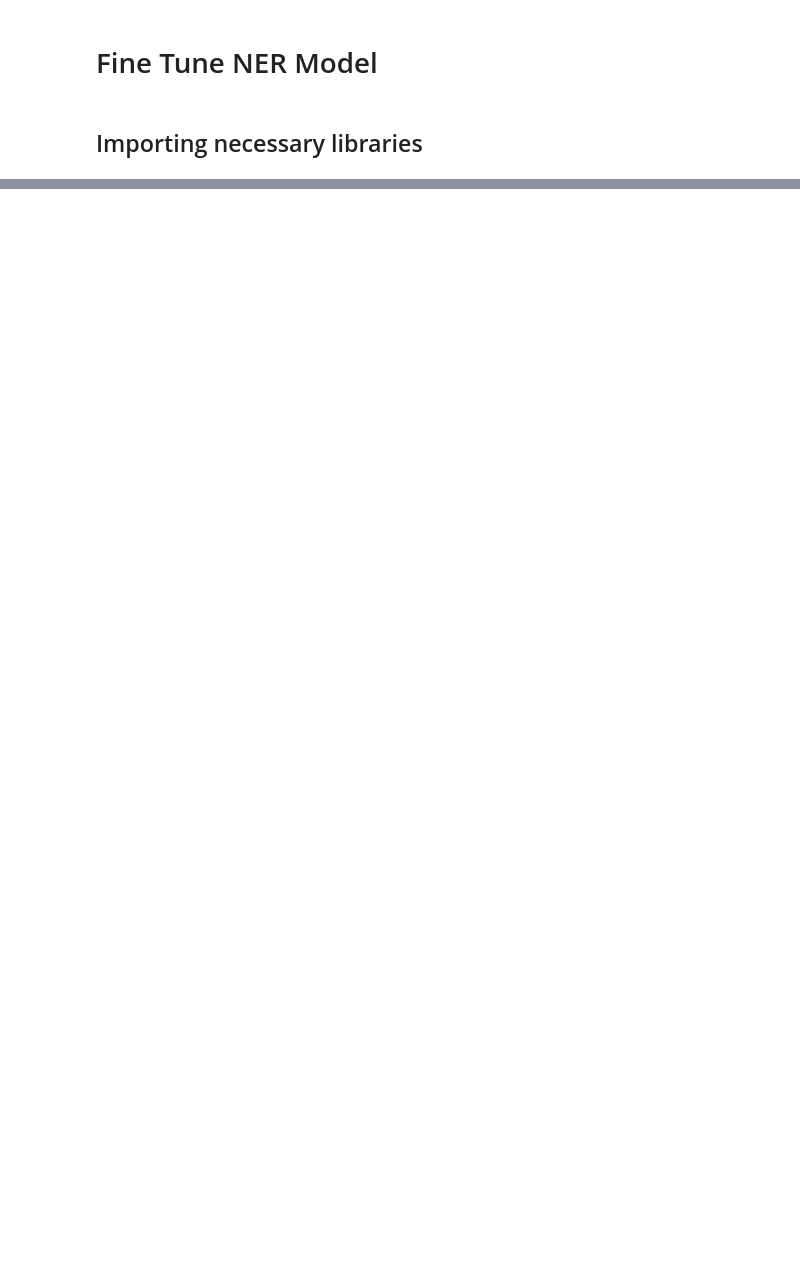
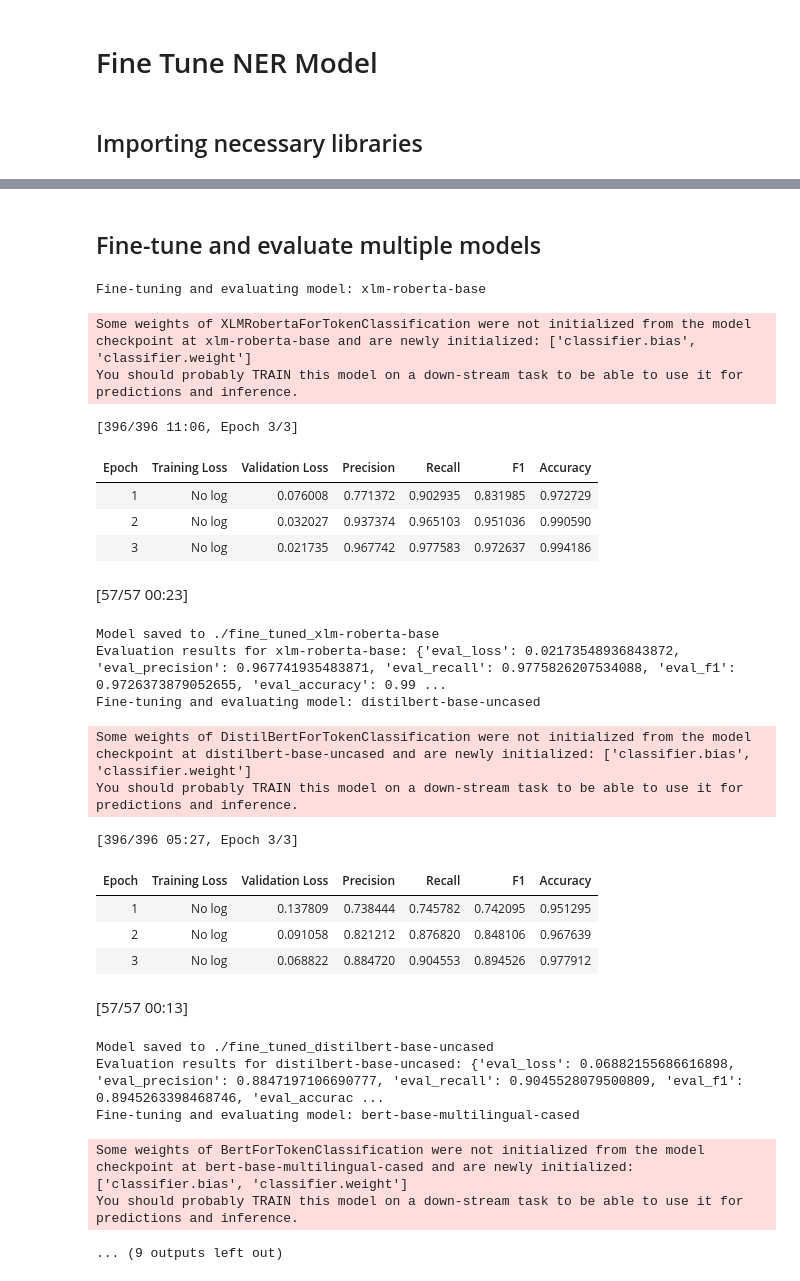
Before and after one commit to Martha3001/amharic-e-commerce-data-extractor-week4, a Jupyter notebook: notebooks/model.ipynb, the cells around one changed output, grey strips where cells are left out. Cells and saved outputs as stored; diff of their text form; code cells hidden in the pictures; blank space fills up the shorter version.

```diff
--- a/notebooks/model.ipynb
+++ b/notebooks/model.ipynb
@@ -271,0 +244,65 @@ Model saved to ./fine_tuned_amharic_ner_model
+# %% [markdown]
+## Fine-tune and evaluate multiple models
+# %%
+# Define the list of models to compare
+model_names = [
+    "xlm-roberta-base",
+    "distilbert-base-uncased",
+    "bert-base-multilingual-cased",
+    "Davlan/afro-xlmr-mini"
+]
+
+# Label names from the raw dataset for use in the function
+ner_feature = raw_datasets["train"].features["ner_tags"][0]
+label_names = ner_feature.names
+
+# Dictionary to store evaluation results
+evaluation_results_dict = {}
+
+for model_name in model_names:
+    print(f"Fine-tuning and evaluating model: {model_name}")
+    try:
+        # Load the tokenizer for the current model
+        tokenizer = AutoTokenizer.from_pretrained(model_name)
+
+        # Fine-tune and evaluate the model using the modular function
+        trained_model, eval_results = finetune_ner_model(model_name, tokenizer, raw_datasets, label_names)
+
+        # Store the evaluation results
+        evaluation_results_dict[model_name] = eval_results
+        print(f"Evaluation results for {model_name}: {eval_results}")
+
+    except Exception as e:
+        print(f"An error occurred while processing {model_name}: {e}")
+        evaluation_results_dict[model_name] = {"error": str(e)}
+
+# Print the final evaluation results dictionary
+print("\n--- Final Evaluation Results ---")
+print(evaluation_results_dict)
+# %% [output]
+Fine-tuning and evaluating model: xlm-roberta-base
+Some weights of XLMRobertaForTokenClassification were not initialized from the model checkpoint at xlm-roberta-base and are newly initialized: ['classifier.bias', 'classifier.weight']
+You should probably TRAIN this model on a down-stream task to be able to use it for predictions and inference.
+[396/396 11:06, Epoch 3/3]
+| Epoch | Training Loss | Validation Loss | Precision | Recall | F1 | Accuracy |
+| 1 | No log | 0.076008 | 0.771372 | 0.902935 | 0.831985 | 0.972729 |
+| 2 | No log | 0.032027 | 0.937374 | 0.965103 | 0.951036 | 0.990590 |
+| 3 | No log | 0.021735 | 0.967742 | 0.977583 | 0.972637 | 0.994186 |
+[57/57 00:23]
+Model saved to ./fine_tuned_xlm-roberta-base
+Evaluation results for xlm-roberta-base: {'eval_loss': 0.02173548936843872, 'eval_precision': 0.967741935483871, 'eval_recall': 0.9775826207534088, 'eval_f1': 0.9726373879052655, 'eval_accuracy': 0.99 ...
+Fine-tuning and evaluating model: distilbert-base-uncased
+Some weights of DistilBertForTokenClassification were not initialized from the model checkpoint at distilbert-base-uncased and are newly initialized: ['classifier.bias', 'classifier.weight']
+You should probably TRAIN this model on a down-stream task to be able to use it for predictions and inference.
+[396/396 05:27, Epoch 3/3]
+| Epoch | Training Loss | Validation Loss | Precision | Recall | F1 | Accuracy |
+| 1 | No log | 0.137809 | 0.738444 | 0.745782 | 0.742095 | 0.951295 |
+| 2 | No log | 0.091058 | 0.821212 | 0.876820 | 0.848106 | 0.967639 |
+| 3 | No log | 0.068822 | 0.884720 | 0.904553 | 0.894526 | 0.977912 |
+[57/57 00:13]
+Model saved to ./fine_tuned_distilbert-base-uncased
+Evaluation results for distilbert-base-uncased: {'eval_loss': 0.06882155686616898, 'eval_precision': 0.8847197106690777, 'eval_recall': 0.9045528079500809, 'eval_f1': 0.8945263398468746, 'eval_accurac ...
+Fine-tuning and evaluating model: bert-base-multilingual-cased
+Some weights of BertForTokenClassification were not initialized from the model checkpoint at bert-base-multilingual-cased and are newly initialized: ['classifier.bias', 'classifier.weight']
+You should probably TRAIN this model on a down-stream task to be able to use it for predictions and inference.
+... (9 outputs left out)
```
Also changed, not shown: parts of 20 cells of this notebook.
